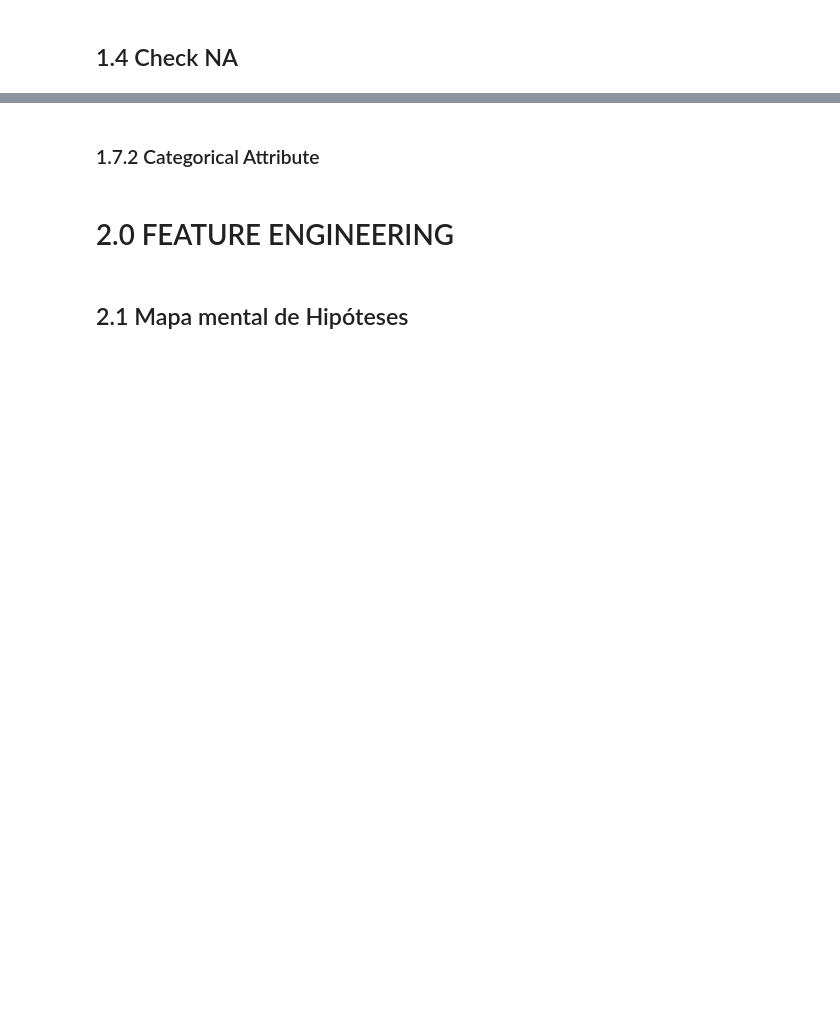
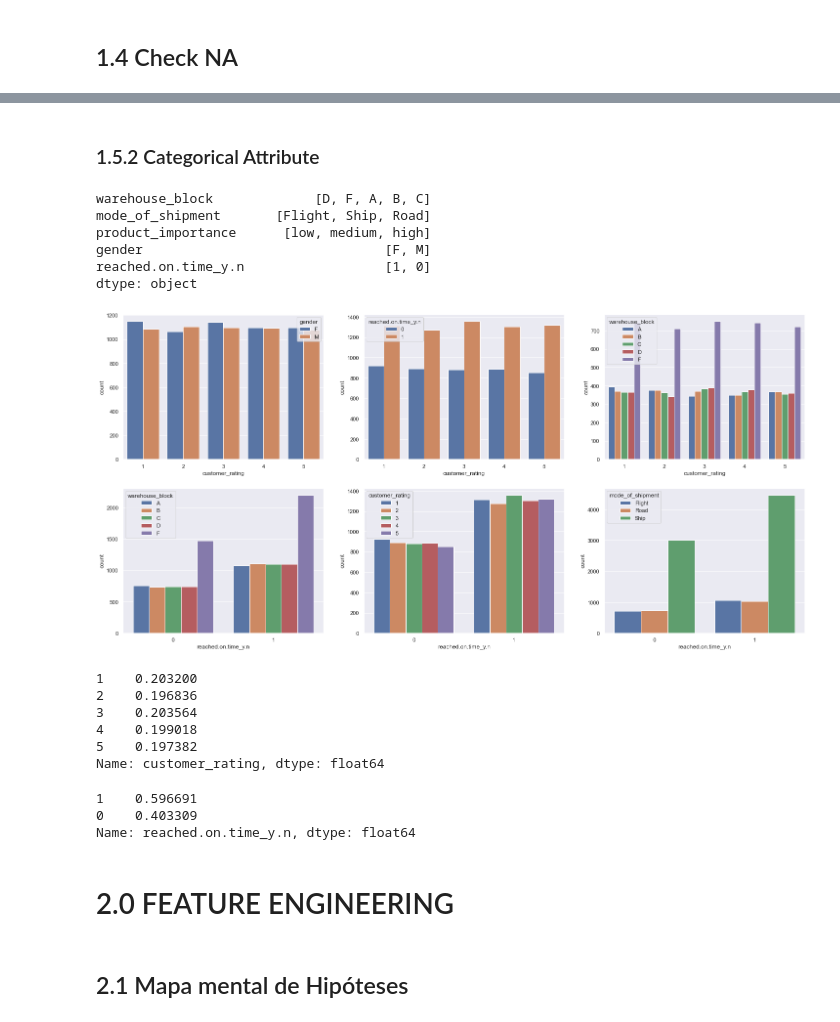
Before and after one commit to cardosoyuri/E-CommerceShippingData, a Jupyter notebook: E-CommercShippingDatae.ipynb, the cells around one changed output, grey strips where cells are left out. Saved outputs shown, nothing was run; the diff lists cells and outputs as text; code cells hidden in the pictures; blank space fills up the shorter version.

```diff
--- a/E-CommercShippingDatae.ipynb
+++ b/E-CommercShippingDatae.ipynb
@@ -9,2 +77,11 @@
 # %% [markdown]
 ## 1.1 Rename Columns
+# %%
+cols_old = df1.columns
+
+snakecase = lambda x: inflection.underscore(x)
+
+cols_new = list( map(snakecase, cols_old))
+
+#rename
+df1.columns = cols_new
@@ -11,2 +96,4 @@
+# %%
+df1 = df1.set_index('id')
 # %% [markdown]
 ## 1.2 Data Dimensions
@@ -22,0 +142,9 @@
+# %%
+num_columns = ['customer_care_calls', 'cost_of_the_product', 'prior_purchases', 'discount_offered', 'weight_in_gms', 'customer_rating']
+cat_columns = ['warehouse_block', 'mode_of_shipment', 'product_importance', 'gender', 'reached.on.time_y.n']
+num_attributes = df1[num_columns]
+cat_attributes = df1[cat_columns]
+
+print(num_attributes.columns)
+
+print(cat_attributes.columns)
@@ -22,0 +158,3 @@
+# %%
+df1[cat_columns] = df1[cat_columns].astype('category')
+print(df1.dtypes)
@@ -25,4 +202,50 @@
 # %% [markdown]
-### 1.7.2 Categorical Attribute
+### 1.5.2 Categorical Attribute
+# %%
+cat_attributes.apply( lambda x: x.unique() )
+# %% [output]
+warehouse_block             [D, F, A, B, C]
+mode_of_shipment       [Flight, Ship, Road]
+product_importance      [low, medium, high]
+gender                               [F, M]
+reached.on.time_y.n                  [1, 0]
+dtype: object
+# %%
+plt.subplot(2, 3, 1)
+sns.countplot(x = 'customer_rating', data = df1, hue = 'gender')
+
+plt.subplot(2, 3, 2)
+sns.countplot(x = 'customer_rating', data = df1, hue = 'reached.on.time_y.n')
+
+plt.subplot(2, 3, 3)
+sns.countplot(x = 'customer_rating', data = df1, hue = 'warehouse_block')
+
+plt.subplot(2, 3, 4)
+sns.countplot(x = 'reached.on.time_y.n', data = df1, hue = 'warehouse_block')
+
+plt.subplot(2, 3, 5)
+sns.countplot(x = 'reached.on.time_y.n', data = df1, hue = 'customer_rating')
+
+plt.subplot(2, 3, 6)
+sns.countplot(x = 'reached.on.time_y.n', data = df1, hue = 'mode_of_shipment')
+
+plt.show()
+# %% [output]
+[figure, added]
+# %%
+df1['customer_rating'].value_counts(normalize=True, sort=False)
+# %% [output]
+1    0.203200
+2    0.196836
+3    0.203564
+4    0.199018
+5    0.197382
+Name: customer_rating, dtype: float64
+# %%
+df1['reached.on.time_y.n'].value_counts(normalize=True)
+# %% [output]
+1    0.596691
+0    0.403309
+Name: reached.on.time_y.n, dtype: float64
 # %% [markdown]
 # 2.0  FEATURE ENGINEERING
```
Also changed, not shown: parts of 69 cells of this notebook, 1 other file.
